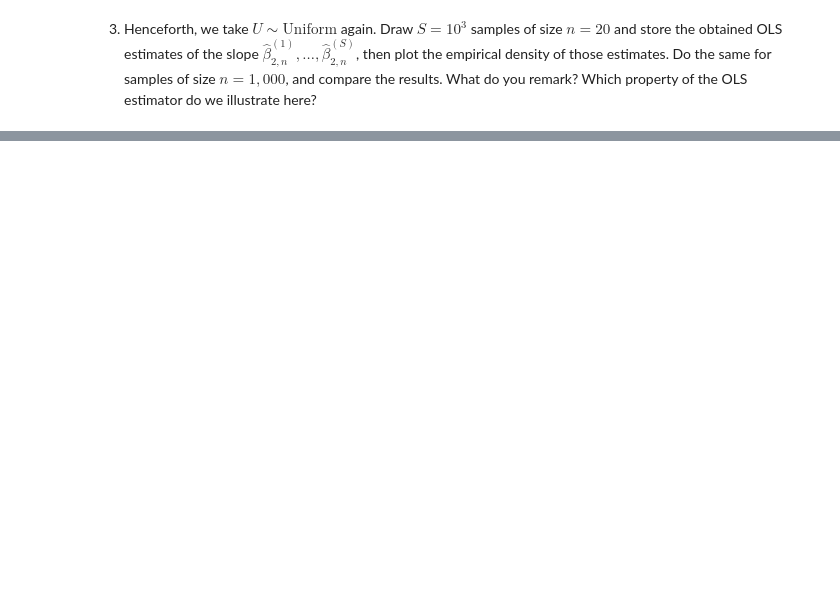
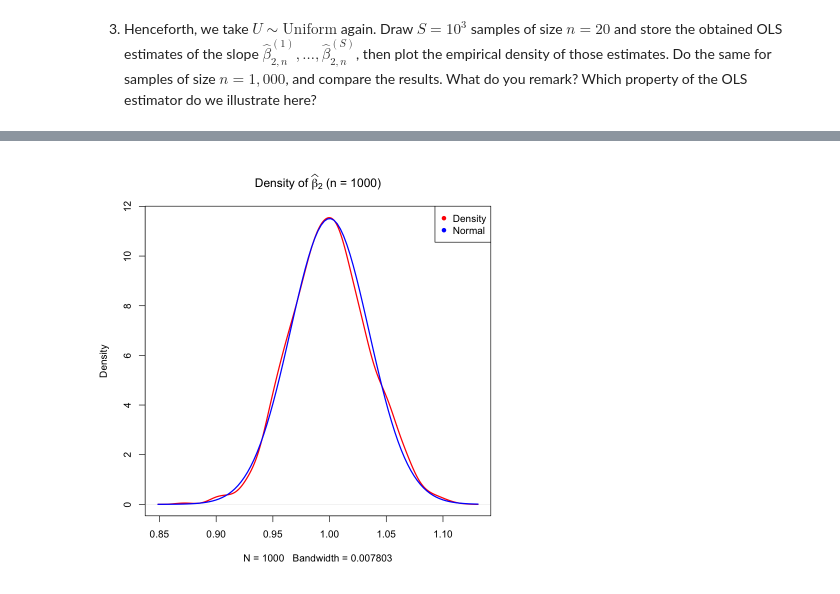
Before and after one commit to ElouanBahri/ENSAE_econometrics_2A, a Jupyter notebook: src/TD3/TD3_students.ipynb, the cells around one changed output, grey strips where cells are left out. Drawn from its saved outputs; the diff is of its cells as text; code cells hidden in the pictures; blank space fills up the shorter version.

```diff
--- a/src/TD3/TD3_students.ipynb
+++ b/src/TD3/TD3_students.ipynb
@@ -76,0 +148,7 @@ $$
+# %%
+#n=1000
+plot(density(simul_1000), main=substitute(title*N, list(title=Title_beta2, N=" (n = 1000)")), lwd=2,col="red")
+curve(dnorm(x, mean=mean(simul_1000), sd=sd(simul_1000)), col="blue", add=TRUE, lwd=2) #Comparison with normal distribution
+legend(x="topright", legend=c("Density","Normal"), col=c("red","blue"), pch=16)
+# %% [output]
+[figure, added]
```
Also changed, not shown: parts of 16 cells of this notebook.
